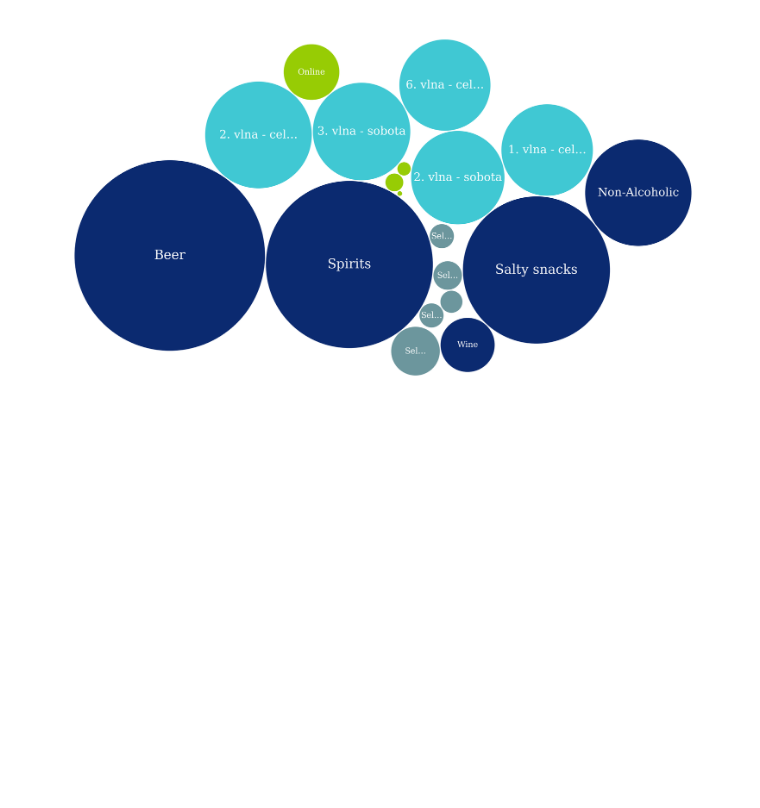
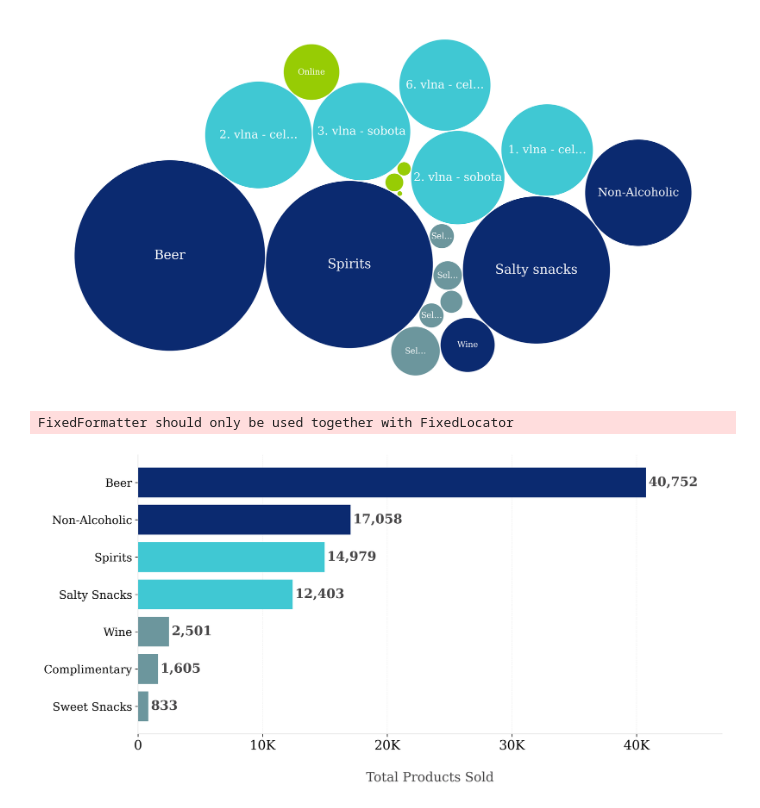
Before and after one commit to filipditrich/master-thesis, a Jupyter notebook: charts.ipynb, the cells around one changed output. Saved outputs shown, nothing was run; the diff lists cells and outputs as text; code cells hidden in the pictures; blank space fills up the shorter version.

Commit message:
feat(thesis): improve RQ11 Best Products by Category chart
Signed-off-by: filipditrich <ditrich@nfctron.com>

```diff
--- a/charts.ipynb
+++ b/charts.ipynb
@@ -1562,3 +1562,82 @@ plt.savefig("./thesis/results/rq1-total-revenue-breakdown.png", dpi=300, bbox_in
 # %% [output]
 DataFrameGroupBy.apply operated on the grouping columns. This behavior is deprecated, and in a future version of pandas the grouping columns will be excluded from the operation. Either pass `include_g ...
 [figure]
+# %%
+import pandas as pd
+import matplotlib.pyplot as plt
+import numpy as np
+
+# Read and prepare data
+df = load_data("rq11-best-product-category.csv")
+
+# Group by category and calculate mean sales
+category_sales = df.groupby('category')['sales_count'].mean().sort_values(ascending=True)
+
+# Create figure
+fig, ax = plt.subplots(figsize=(12, 6))
+
+# Type mapping for better labels
+category_config = {
+	# 'Web': { 'color': get_chart_color(0), 'label': 'Web Platform' },
+	'Beer': { 'color': get_chart_color(0) },
+	'Spirits': { 'color': get_chart_color(1) },
+	'Wine': { 'color': get_chart_color(2) },
+	'Non-Alcoholic': { 'color': get_chart_color(0) },
+	'Salty Snacks': { 'color': get_chart_color(1) },
+	'Sweet Snacks': { 'color': get_chart_color(2) },
+	'Complimentary': { 'color': get_chart_color(2) },
+}
+
+# Create horizontal bars
+bars = []
+for i, (cat, value) in enumerate(category_sales.items()):
+	conf = category_config[cat]
+	bar = ax.barh(
+		cat,
+		value,
+		color=conf['color']
+	)
+	bars.append(bar[0])
+
+	# Add value labels
+	ax.text(
+		value + 200,  # Slight padding
+		bar[0].get_y() + bar[0].get_height() / 2,
+		f'{int(value):,}',
+		va='center',
+		fontsize=16,
+		color=get_chart_color('text'),
+		fontweight='bold'
+	)
+
+# Customize chart
+ax.set_xlabel('Total Products Sold', fontsize=16, labelpad=24, color=get_chart_color('text'))
+ax.tick_params(axis='both', labelsize=16)
+
+# x-tick formatter
+ax.xaxis.set_major_formatter(ticker.FuncFormatter(lambda x, _: format_number_short(x)))
+
+# Format axis
+ax.grid(True, axis='x', alpha=0.2)
+ax.set_axisbelow(True)
+ax.spines['top'].set_visible(False)
+ax.spines['right'].set_visible(False)
+
+# Format y-axis labels
+ax.set_yticklabels(category_sales.index, fontsize=14)
+
+# Add padding to x-axis for labels
+x_max = category_sales.max()
+ax.set_xlim(0, x_max * 1.15)  # Add 15% padding for labels
+
+# hide grid y-axis
+ax.grid(axis='y', linestyle='--', alpha=0)
+ax.grid(axis='x', linestyle='--', alpha=0.5)
+
+# Adjust layout
+plt.tight_layout()
+
+plt.savefig("./thesis/results/rq11-best-product-category.png", dpi=300, bbox_inches='tight', pad_inches=0.1)
+# %% [output]
+FixedFormatter should only be used together with FixedLocator
+[figure, added]
```
Also changed, not shown: 7 other files.
